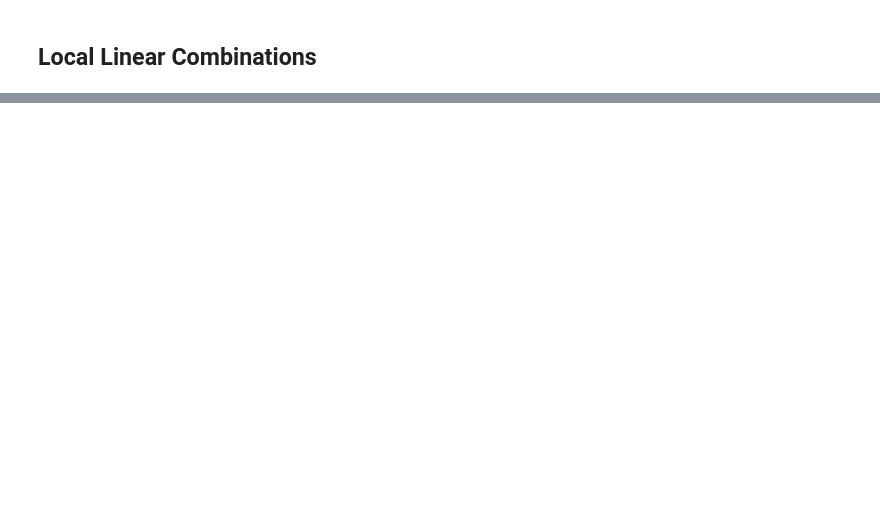
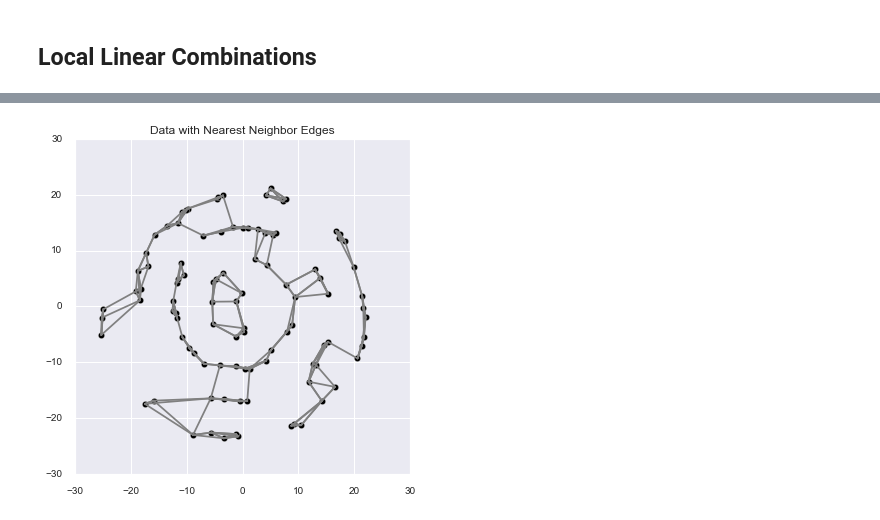
Before and after one commit to GAnagno/Dimensionality-Reduction, a Jupyter notebook: Locally Linear Embedding.ipynb, the cells around one changed output, grey strips where cells are left out. Drawn from its saved outputs; the diff is of its cells as text; code cells hidden in the pictures; blank space fills up the shorter version.

```diff
--- a/Locally Linear Embedding.ipynb
+++ b/Locally Linear Embedding.ipynb
@@ -57,0 +137,13 @@ plt.show();
+# %%
+from sklearn.metrics import pairwise_distances
+
+# function that outputs N x k matrix with k nearest neighbors for each observation in X
+def nearest_neighbors(X, k):
+    # we use k+1 here since Xi will have the shortest distance to itself
+    knn_matrix = np.zeros((len(X), k))
+    # compute pairwise distances
+    dist_matrix = pairwise_distances(X)
+    # for each row find indices of k nearest neighbors
+    for i in range(len(X)):
+        knn_matrix[i] = dist_matrix[i,:].argsort()[1:k+1]
+    return knn_matrix
@@ -57,0 +166,14 @@ plt.show();
+# %%
+# loop through each data point and draw lines to nearest neighbors
+plt.figure(figsize=(6,6))
+plt.scatter(X[:,0], X[:,1], alpha=1, c='black', s=40);
+k = 3
+neighbors = nearest_neighbors(X, k).astype('int')
+for i in range(len(X)):
+    knn = neighbors[i]
+    for j in range(k):
+        plt.plot(X[[i, knn[j]], 0], X[[i, knn[j]], 1], c='gray')
+
+plt.title('Data with Nearest Neighbor Edges');
+# %% [output]
+[figure, added]
```
Also changed, not shown: parts of 23 cells of this notebook.
